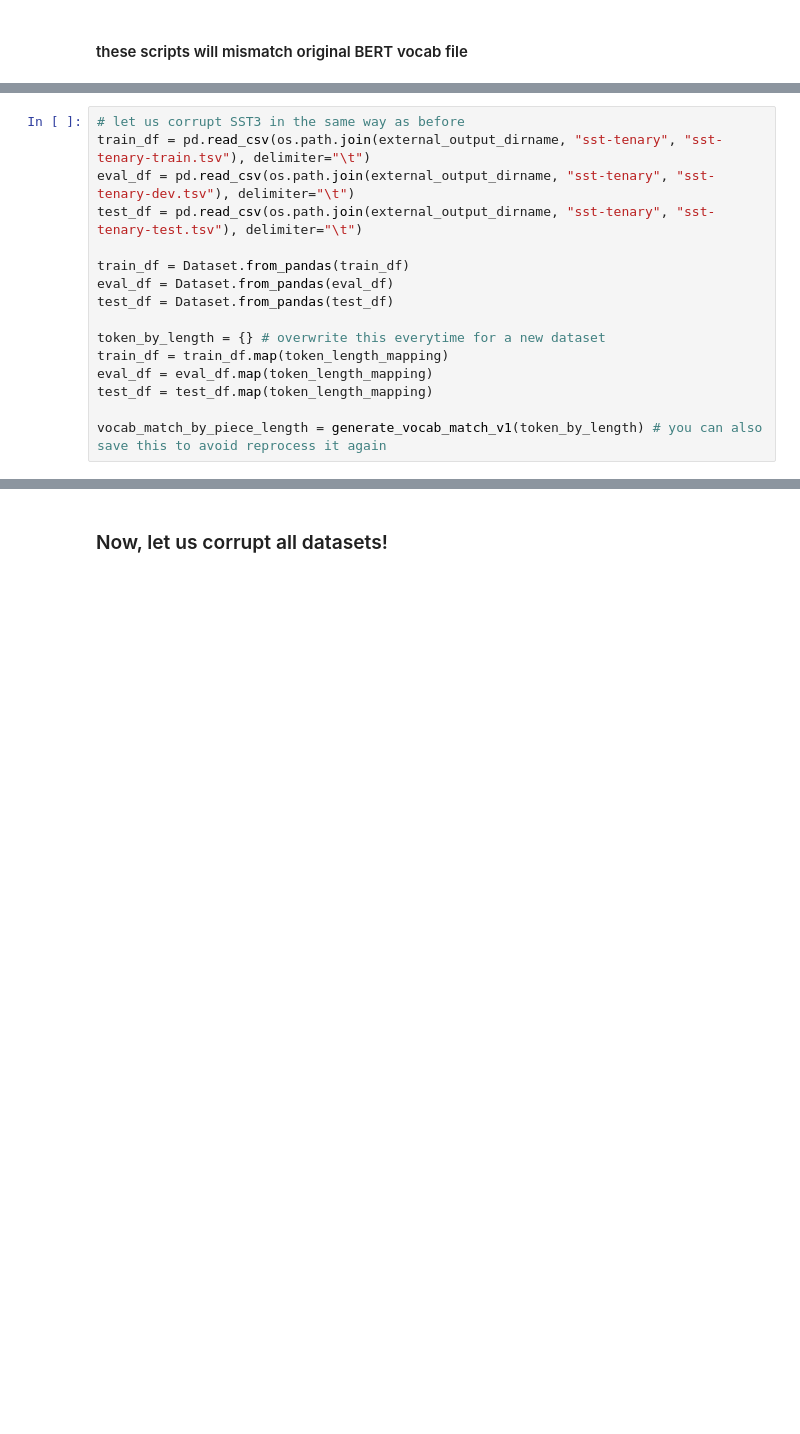
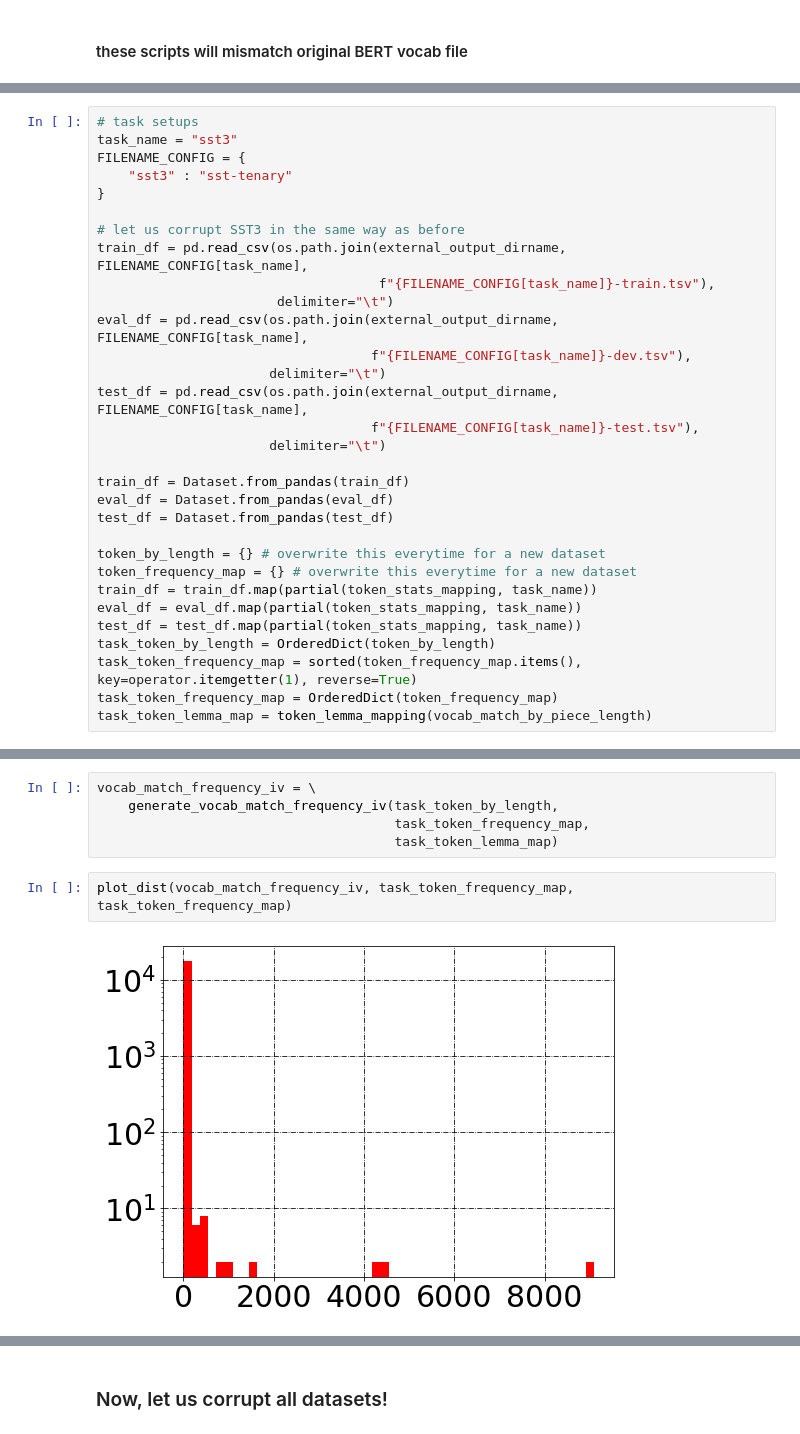
Before and after one commit to frankaging/limits-cross-domain-transfer, a Jupyter notebook: code/vocab_mismatch.ipynb, the cells around one changed output, grey strips where cells are left out. Saved outputs shown, nothing was run; the diff lists cells and outputs as text; blank space fills up the shorter version.

```diff
--- a/code/vocab_mismatch.ipynb
+++ b/code/vocab_mismatch.ipynb
@@ -87,16 +210,31 @@ write_tsv(sst_test_ternary, output_filename=os.path.join(external_output_dirname
 # %%
+# task setups
+task_name = "sst3"
+FILENAME_CONFIG = {
+    "sst3" : "sst-tenary"
+}
+
 # let us corrupt SST3 in the same way as before
-train_df = pd.read_csv(os.path.join(external_output_dirname, "sst-tenary", "sst-tenary-train.tsv"), delimiter="\t")
-eval_df = pd.read_csv(os.path.join(external_output_dirname, "sst-tenary", "sst-tenary-dev.tsv"), delimiter="\t")
-test_df = pd.read_csv(os.path.join(external_output_dirname, "sst-tenary", "sst-tenary-test.tsv"), delimiter="\t")
+train_df = pd.read_csv(os.path.join(external_output_dirname, FILENAME_CONFIG[task_name],
+                                    f"{FILENAME_CONFIG[task_name]}-train.tsv"),
+                       delimiter="\t")
+eval_df = pd.read_csv(os.path.join(external_output_dirname, FILENAME_CONFIG[task_name],
+                                   f"{FILENAME_CONFIG[task_name]}-dev.tsv"),
+                      delimiter="\t")
+test_df = pd.read_csv(os.path.join(external_output_dirname, FILENAME_CONFIG[task_name],
+                                   f"{FILENAME_CONFIG[task_name]}-test.tsv"),
+                      delimiter="\t")
 
 train_df = Dataset.from_pandas(train_df)
 eval_df = Dataset.from_pandas(eval_df)
 test_df = Dataset.from_pandas(test_df)
 
 token_by_length = {} # overwrite this everytime for a new dataset
-train_df = train_df.map(token_length_mapping)
-eval_df = eval_df.map(token_length_mapping)
-test_df = test_df.map(token_length_mapping)
-
-vocab_match_by_piece_length = generate_vocab_match_v1(token_by_length) # you can also save this to avoid reprocess it again
+token_frequency_map = {} # overwrite this everytime for a new dataset
+train_df = train_df.map(partial(token_stats_mapping, task_name))
+eval_df = eval_df.map(partial(token_stats_mapping, task_name))
+test_df = test_df.map(partial(token_stats_mapping, task_name))
+task_token_by_length = OrderedDict(token_by_length)
+task_token_frequency_map = sorted(token_frequency_map.items(), key=operator.itemgetter(1), reverse=True)
+task_token_frequency_map = OrderedDict(token_frequency_map)
+task_token_lemma_map = token_lemma_mapping(vocab_match_by_piece_length)
@@ -219,0 +243,9 @@ vocab_match_by_piece_length_frequency_lemma_mutual = generate_vocab_match_v2_mut
+# %%
+vocab_match_frequency_iv = \
+    generate_vocab_match_frequency_iv(task_token_by_length,
+                                      task_token_frequency_map,
+                                      task_token_lemma_map)
+# %%
+plot_dist(vocab_match_frequency_iv, task_token_frequency_map, task_token_frequency_map)
+# %% [output]
+[figure, added]
```
Also changed, not shown: parts of 37 cells of this notebook, 6 other files.
